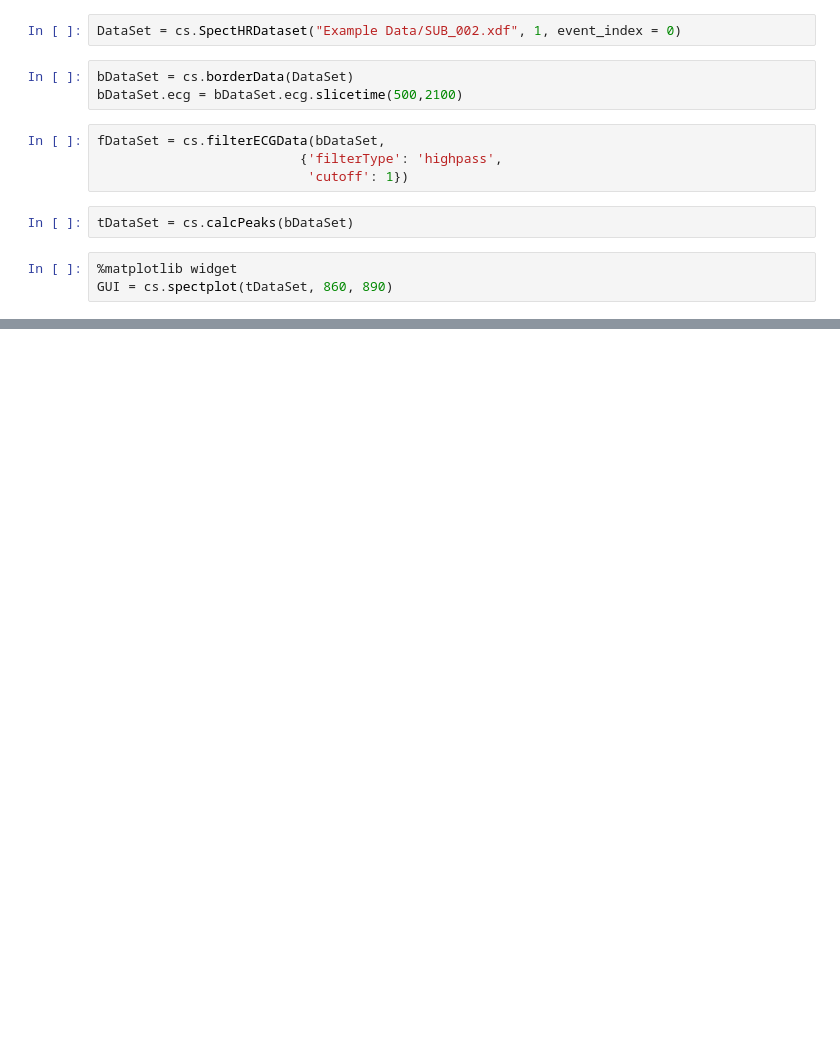
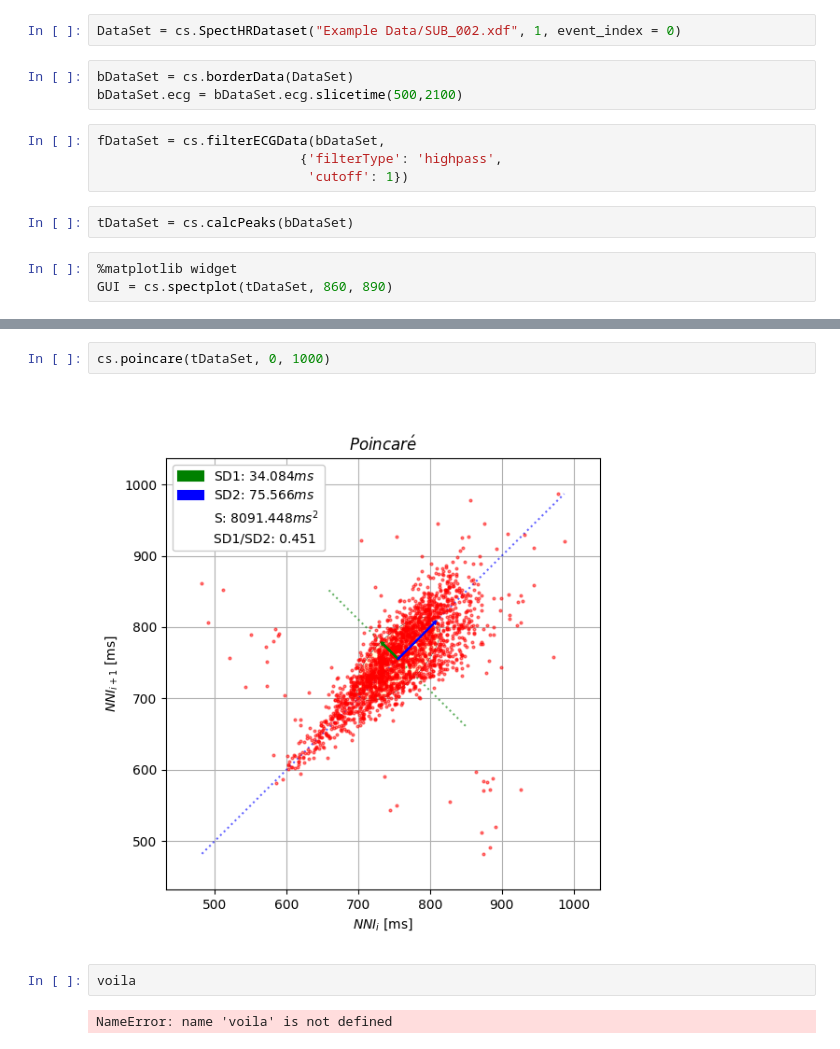
Before and after one commit to ArjanOnGithup/Experimental-Skills, a Jupyter notebook: Development/SpectHR.ipynb, the cells around one changed output, grey strips where cells are left out. Cells and saved outputs as stored; diff of their text form; blank space fills up the shorter version.

```diff
--- a/Development/SpectHR.ipynb
+++ b/Development/SpectHR.ipynb
@@ -23,0 +28,8 @@ GUI
+# %%
+cs.poincare(tDataSet, 0, 1000)
+# %% [output]
+[figure, added]
+# %%
+voila
+# %% [output]
+NameError: name 'voila' is not defined
```
Also changed, not shown: parts of 3 cells of this notebook, 3 other files.
